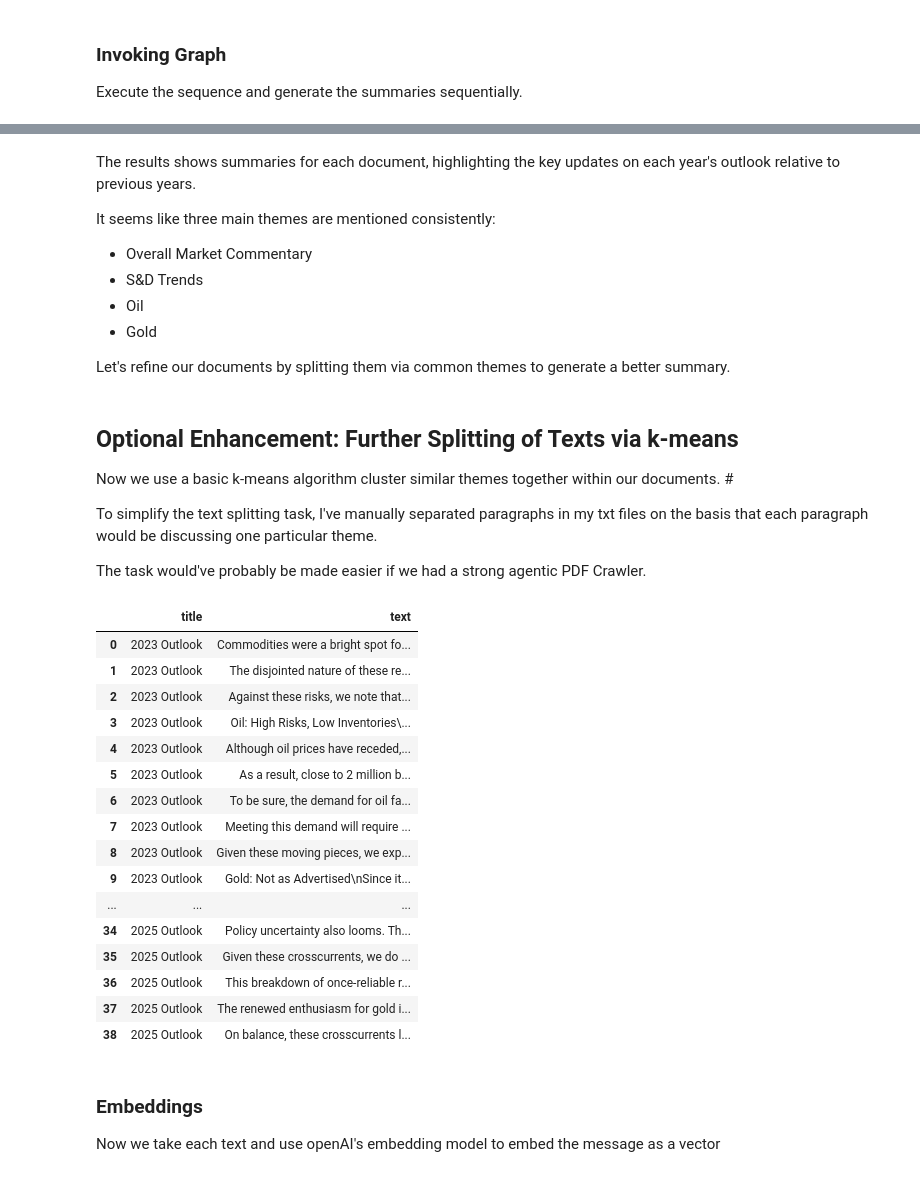
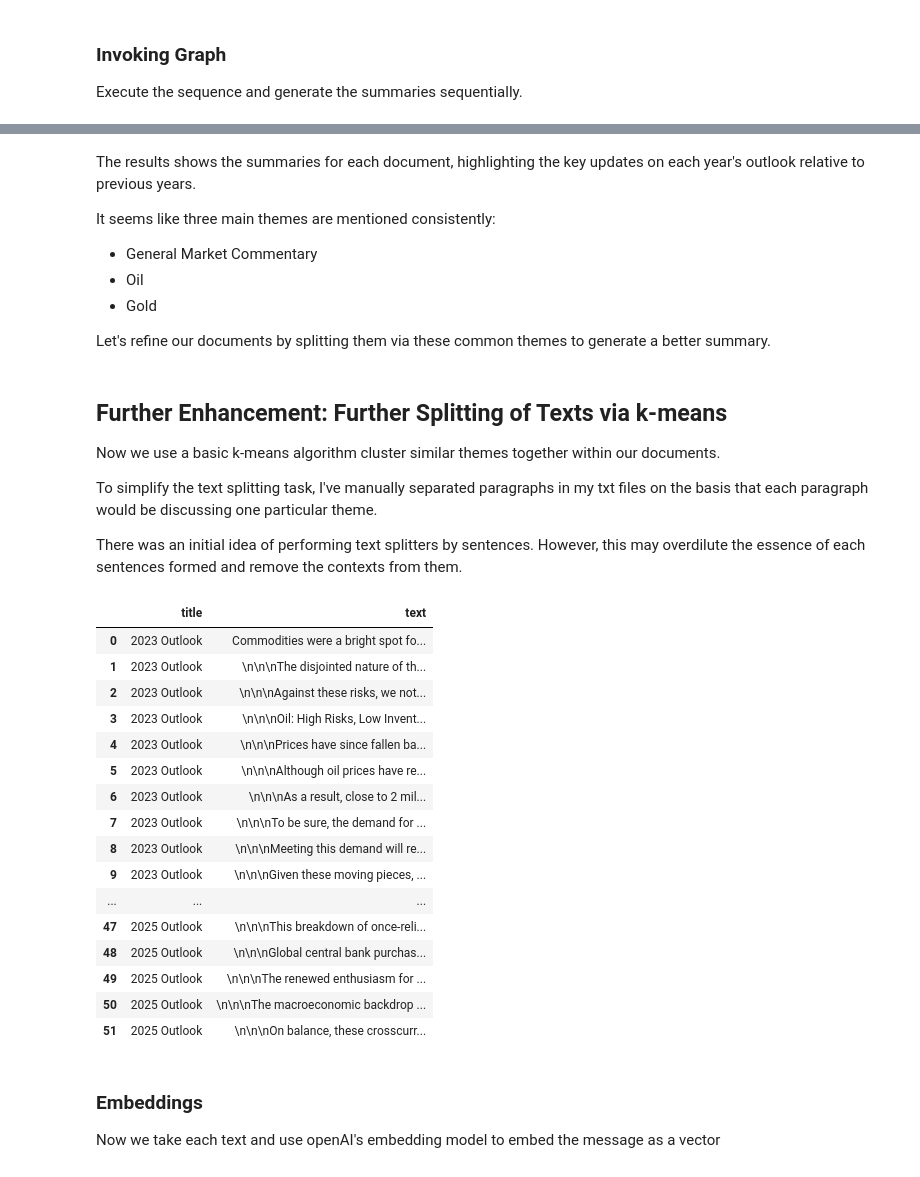
Before and after one commit to 11bho11/multidoc, a Jupyter notebook: multidoc.ipynb, the cells around one changed output, grey strips where cells are left out. Saved outputs shown, nothing was run; the diff lists cells and outputs as text; code cells hidden in the pictures.

```diff
--- a/multidoc.ipynb
+++ b/multidoc.ipynb
@@ -181,66 +181,65 @@ Overall, the 2025 Outlook reflects a nuanced view of the commodity landscape, ma
 
 ===============================================================
 # %% [markdown]
-The results shows summaries for each document, highlighting the key updates on each year's outlook relative to previous years.
+The results shows the summaries for each document, highlighting the key updates on each year's outlook relative to previous years.
 
 It seems like three main themes are mentioned consistently:
 
-- Overall Market Commentary
-- S&D Trends
+- General Market Commentary
 - Oil
 - Gold
 
-Let's refine our documents by splitting them via common themes to generate a better summary.
+Let's refine our documents by splitting them via these common themes to generate a better summary.
 # %% [markdown]
-## Optional Enhancement: Further Splitting of Texts via k-means
-Now we use a basic k-means algorithm cluster similar themes together within our documents. #
+## Further Enhancement: Further Splitting of Texts via k-means
+Now we use a basic k-means algorithm cluster similar themes together within our documents.
 
 To simplify the text splitting task, I've manually separated paragraphs in my txt files on the basis that each paragraph would be discussing one particular theme.
 
-The task would've probably be made easier if we had a strong agentic PDF Crawler.
+There was an initial idea of performing text splitters by sentences. However, this may overdilute the essence of each sentences formed and remove the contexts from them.
 # %%
 from langchain_text_splitters import RecursiveCharacterTextSplitter
 import pandas as pd
 
 documents = {
     '2023 Outlook': 'data/2023-isg-outlook-commodities.txt',
     '2024 Outlook': 'data/2024-isg-outlook-commodities.txt',
     '2025 Outlook': 'data/2025-isg-outlook-commodities.txt'
 }
 
 data = []
 
 for title, doc in documents.items():
 
-    text_splitter = RecursiveCharacterTextSplitter(chunk_size=1000, chunk_overlap=0, separators=['\n\n'])
+    text_splitter = RecursiveCharacterTextSplitter(chunk_size=100, chunk_overlap=0, separators=["\n\n"])
     with open(doc, encoding="utf-8") as f:
         text = f.read()
 
     splitted_texts = text_splitter.split_text(text)
     for text in splitted_texts:
         data.append({'title':title, 'text':text})
 
 
 df = pd.DataFrame(data)
 df
 # %% [output]
 |  | title | text |
 | 0 | 2023 Outlook | Commodities were a bright spot fo... |
-| 1 | 2023 Outlook | The disjointed nature of these re... |
-| 2 | 2023 Outlook | Against these risks, we note that... |
-| 3 | 2023 Outlook | Oil: High Risks, Low Inventories\... |
-| 4 | 2023 Outlook | Although oil prices have receded,... |
-| 5 | 2023 Outlook | As a result, close to 2 million b... |
-| 6 | 2023 Outlook | To be sure, the demand for oil fa... |
-| 7 | 2023 Outlook | Meeting this demand will require ... |
-| 8 | 2023 Outlook | Given these moving pieces, we exp... |
-| 9 | 2023 Outlook | Gold: Not as Advertised\nSince it... |
+| 1 | 2023 Outlook | \n\n\nThe disjointed nature of th... |
+| 2 | 2023 Outlook | \n\n\nAgainst these risks, we not... |
+| 3 | 2023 Outlook | \n\n\nOil: High Risks, Low Invent... |
+| 4 | 2023 Outlook | \n\n\nPrices have since fallen ba... |
+| 5 | 2023 Outlook | \n\n\nAlthough oil prices have re... |
+| 6 | 2023 Outlook | \n\n\nAs a result, close to 2 mil... |
+| 7 | 2023 Outlook | \n\n\nTo be sure, the demand for ... |
+| 8 | 2023 Outlook | \n\n\nMeeting this demand will re... |
+| 9 | 2023 Outlook | \n\n\nGiven these moving pieces, ... |
 | ... | ... | ... |
-| 34 | 2025 Outlook | Policy uncertainty also looms. Th... |
-| 35 | 2025 Outlook | Given these crosscurrents, we do ... |
-| 36 | 2025 Outlook | This breakdown of once-reliable r... |
-| 37 | 2025 Outlook | The renewed enthusiasm for gold i... |
-| 38 | 2025 Outlook | On balance, these crosscurrents l... |
+| 47 | 2025 Outlook | \n\n\nThis breakdown of once-reli... |
+| 48 | 2025 Outlook | \n\n\nGlobal central bank purchas... |
+| 49 | 2025 Outlook | \n\n\nThe renewed enthusiasm for ... |
+| 50 | 2025 Outlook | \n\n\nThe macroeconomic backdrop ... |
+| 51 | 2025 Outlook | \n\n\nOn balance, these crosscurr... |
 # %% [markdown]
 ### Embeddings
 Now we take each text and use openAI's embedding model to embed the message as a vector
```
Also changed, not shown: parts of 18 cells of this notebook, 1 other file.
